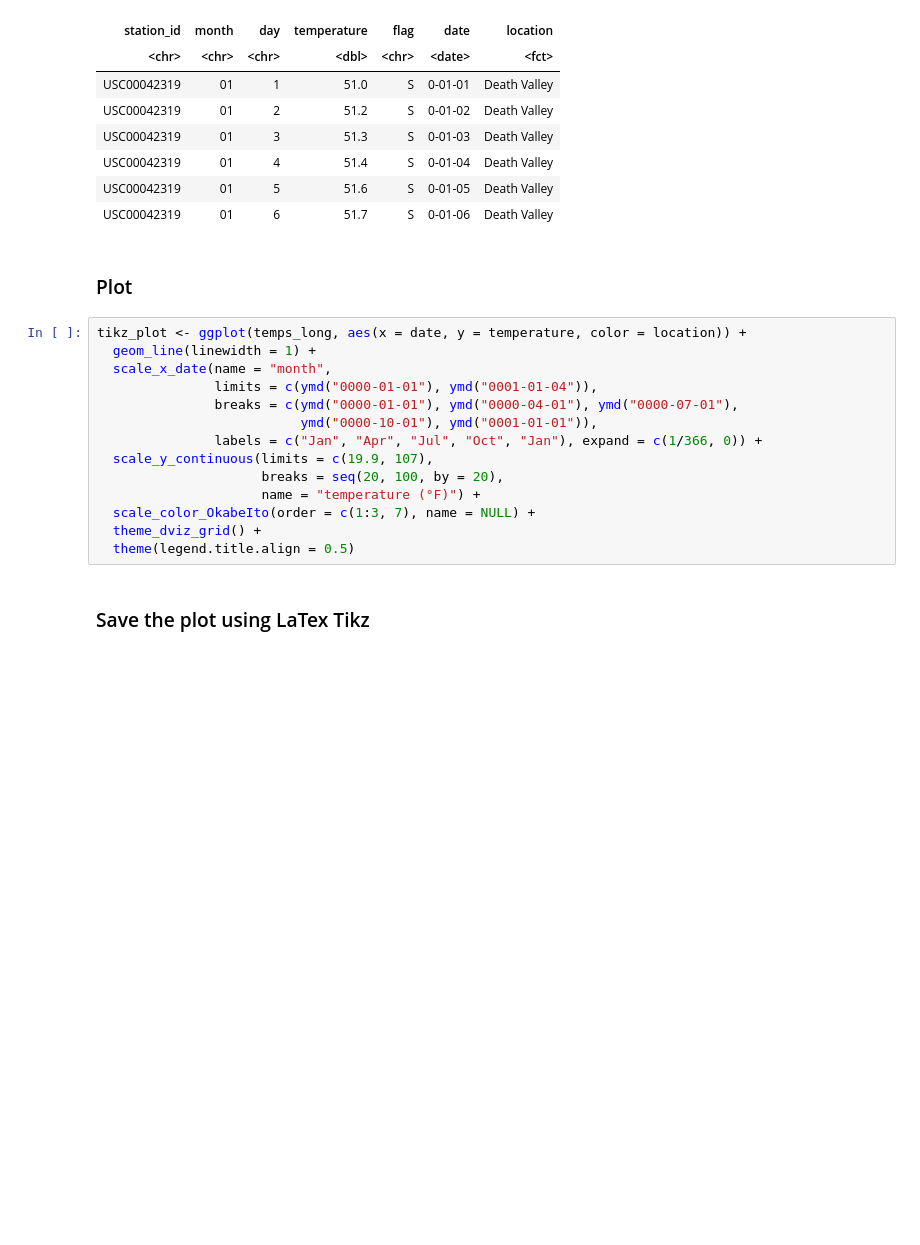
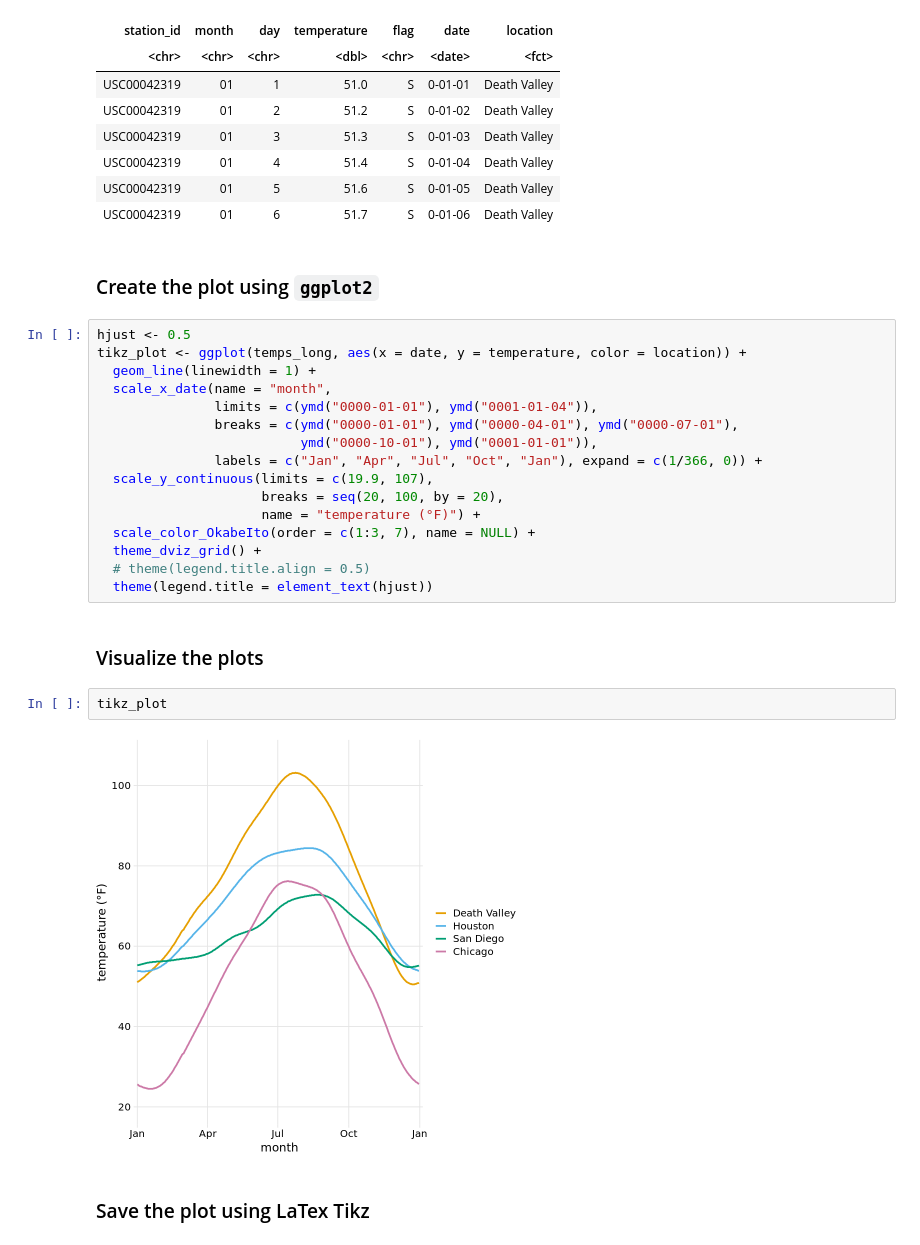
Before and after one commit to Venustiano/DataVis2, a Jupyter notebook: material/scripts/FDV/Fig2_3_temperature_plot_tikz.ipynb, the cells around one changed output. Cells and saved outputs as stored; diff of their text form; blank space fills up the shorter version.

```diff
--- a/material/scripts/FDV/Fig2_3_temperature_plot_tikz.ipynb
+++ b/material/scripts/FDV/Fig2_3_temperature_plot_tikz.ipynb
@@ -58,8 +74,9 @@ A tibble: 6 × 7
 | USC00042319 | 01 | 5 | 51.6 | S | 0-01-05 | Death Valley |
 | USC00042319 | 01 | 6 | 51.7 | S | 0-01-06 | Death Valley |
 # %% [markdown]
-### Plot
+### Create the plot using `ggplot2`
 # %%
+hjust <- 0.5
 tikz_plot <- ggplot(temps_long, aes(x = date, y = temperature, color = location)) +
   geom_line(linewidth = 1) +
   scale_x_date(name = "month",
@@ -72,7 +89,14 @@ tikz_plot <- ggplot(temps_long, aes(x = date, y = temperature, color = location)
                      name = "temperature (°F)") +
   scale_color_OkabeIto(order = c(1:3, 7), name = NULL) +
   theme_dviz_grid() +
-  theme(legend.title.align = 0.5)
+  # theme(legend.title.align = 0.5)
+  theme(legend.title = element_text(hjust))
+# %% [markdown]
+### Visualize the plots
+# %%
+tikz_plot
+# %% [output]
+[figure, added]
 # %% [markdown]
 ### Save the plot using LaTex Tikz
 # %%
```
Also changed, not shown: parts of 7 cells of this notebook.
